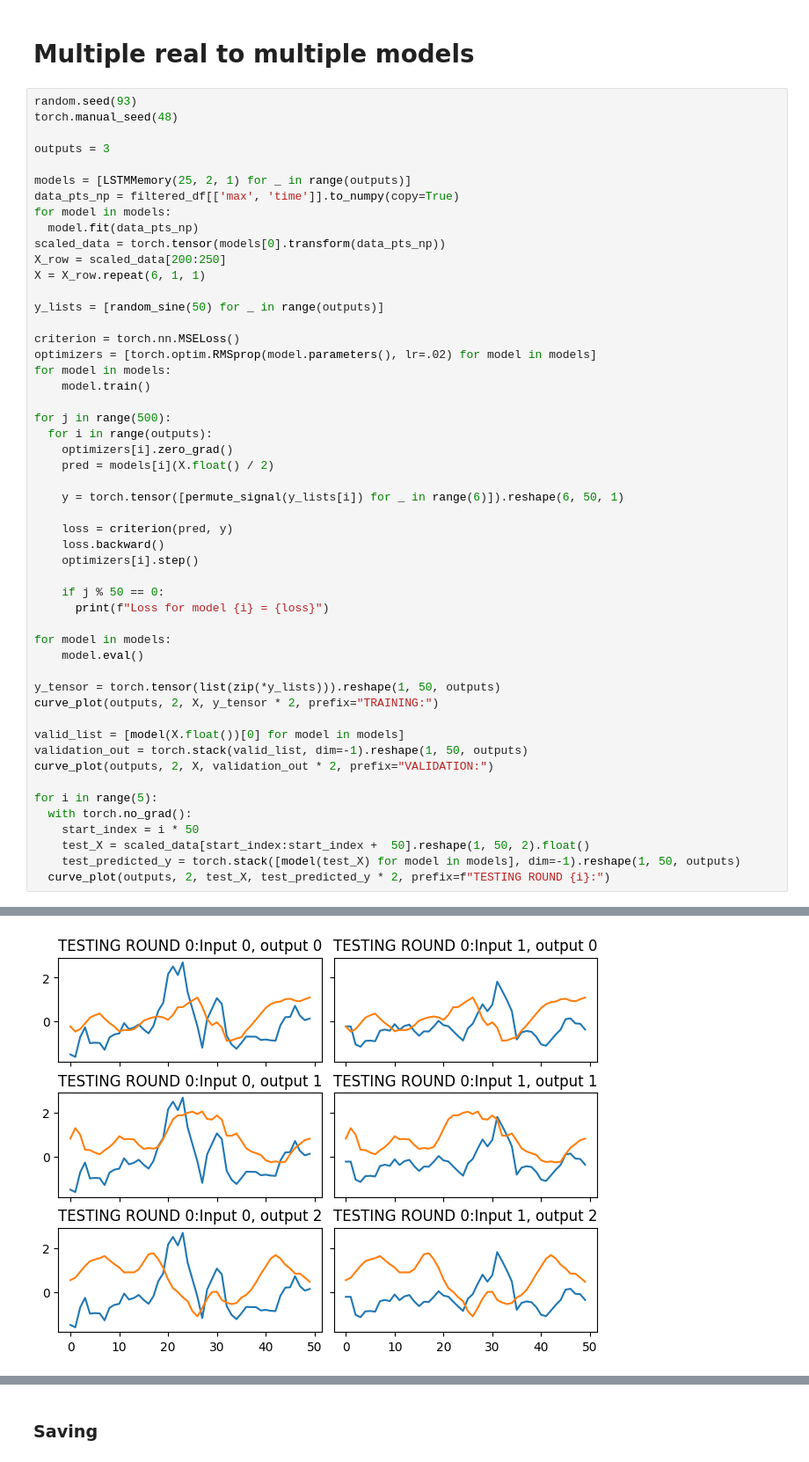
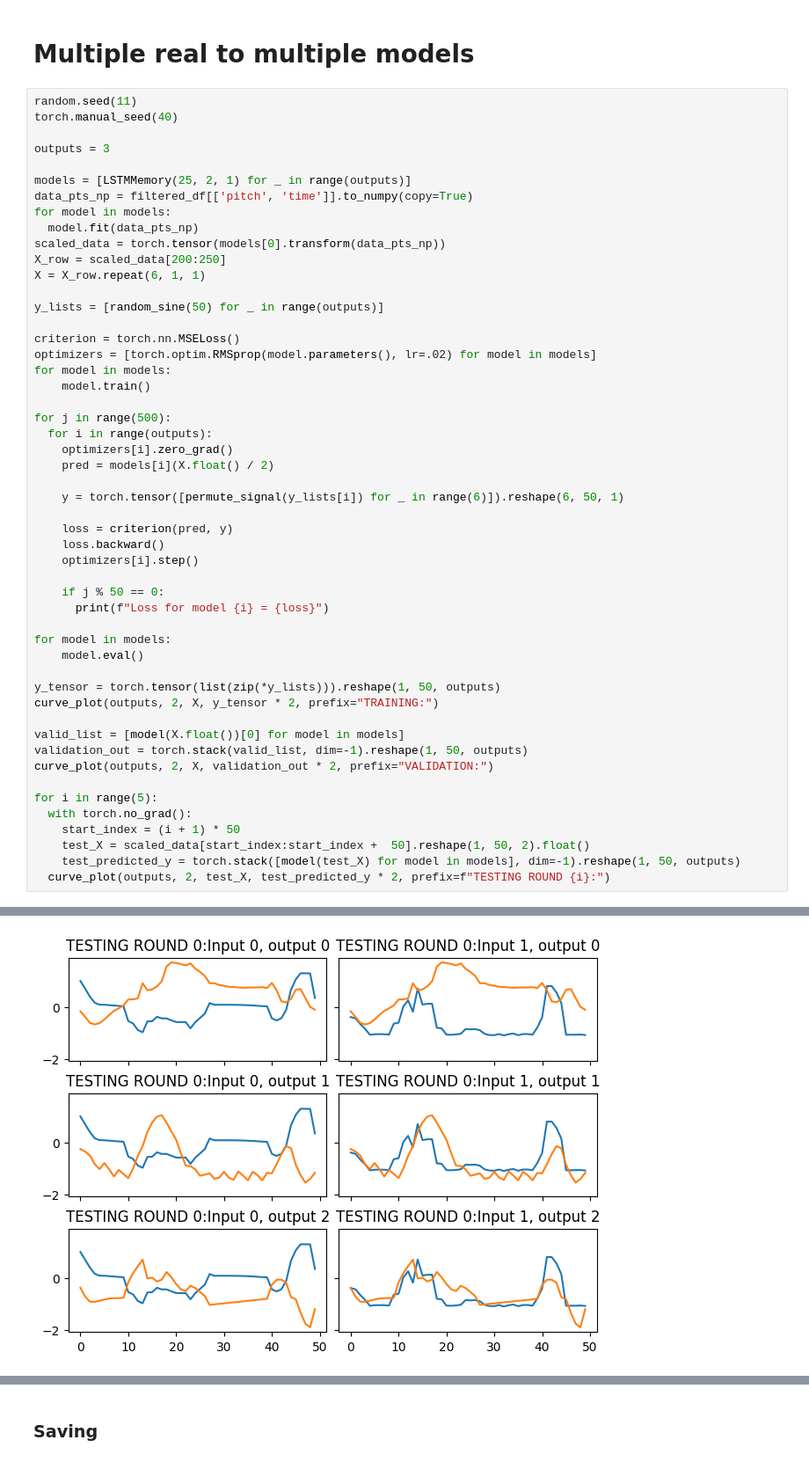
Before and after one commit to trian-gles/aloof-machine, a Jupyter notebook: RNN_IMPROV.ipynb, the cells around one changed output, grey strips where cells are left out. Shown at 88% size. Saved outputs shown, nothing was run; the diff lists cells and outputs as text.

```diff
--- a/RNN_IMPROV.ipynb
+++ b/RNN_IMPROV.ipynb
@@ -479,13 +479,13 @@ tensor([[1., 4.],
 # %% [markdown]
 # Multiple real to multiple models
 # %%
-random.seed(93)
-torch.manual_seed(48)
+random.seed(11)
+torch.manual_seed(40)
 
 outputs = 3
 
 models = [LSTMMemory(25, 2, 1) for _ in range(outputs)]
-data_pts_np = filtered_df[['max', 'time']].to_numpy(copy=True)
+data_pts_np = filtered_df[['pitch', 'time']].to_numpy(copy=True)
 for model in models:
   model.fit(data_pts_np)
 scaled_data = torch.tensor(models[0].transform(data_pts_np))
@@ -525,7 +525,7 @@ curve_plot(outputs, 2, X, validation_out * 2, prefix="VALIDATION:")
 
 for i in range(5):
   with torch.no_grad():
-    start_index = i * 50
+    start_index = (i + 1) * 50
     test_X = scaled_data[start_index:start_index +  50].reshape(1, 50, 2).float()
     test_predicted_y = torch.stack([model(test_X) for model in models], dim=-1).reshape(1, 50, outputs)
   curve_plot(outputs, 2, test_X, test_predicted_y * 2, prefix=f"TESTING ROUND {i}:")
@@ -553,3 +553,3 @@ Blue inputs, orange outputs
 Blue inputs, orange outputs
-[figure, old version]
+[figure, new version]
 Blue inputs, orange outputs
```
Also changed, not shown: parts of 6 cells of this notebook, 10 other files.
